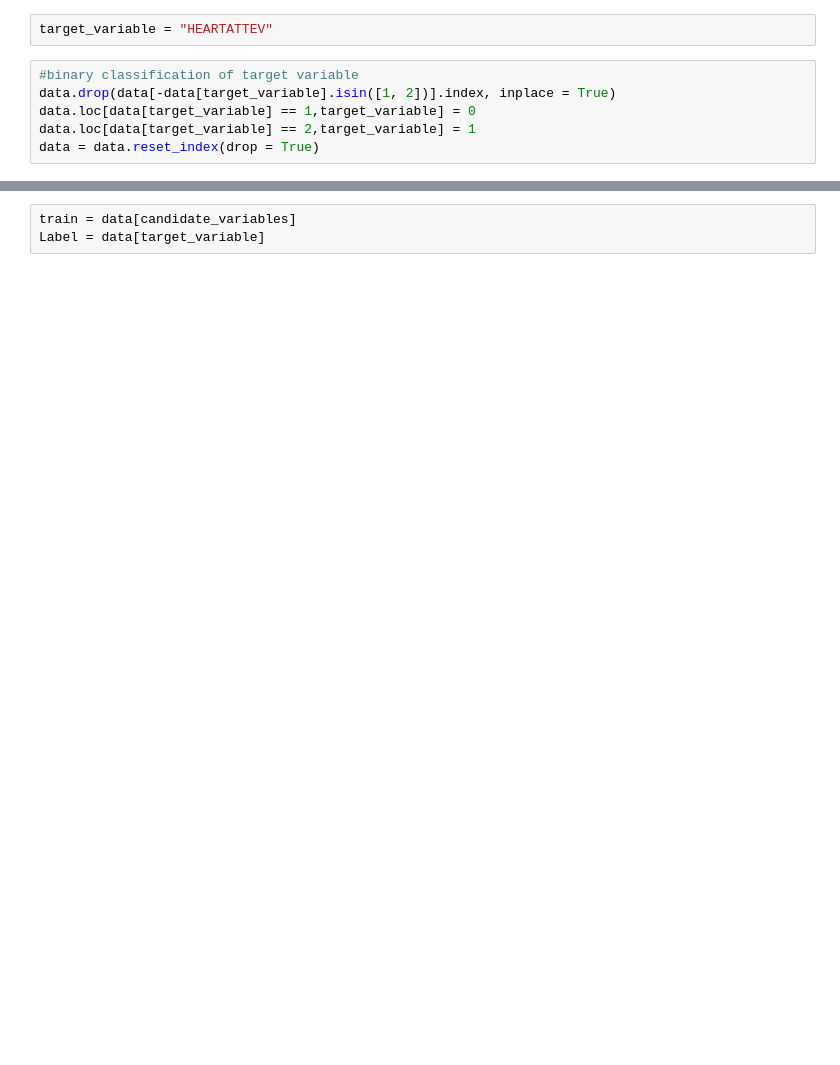
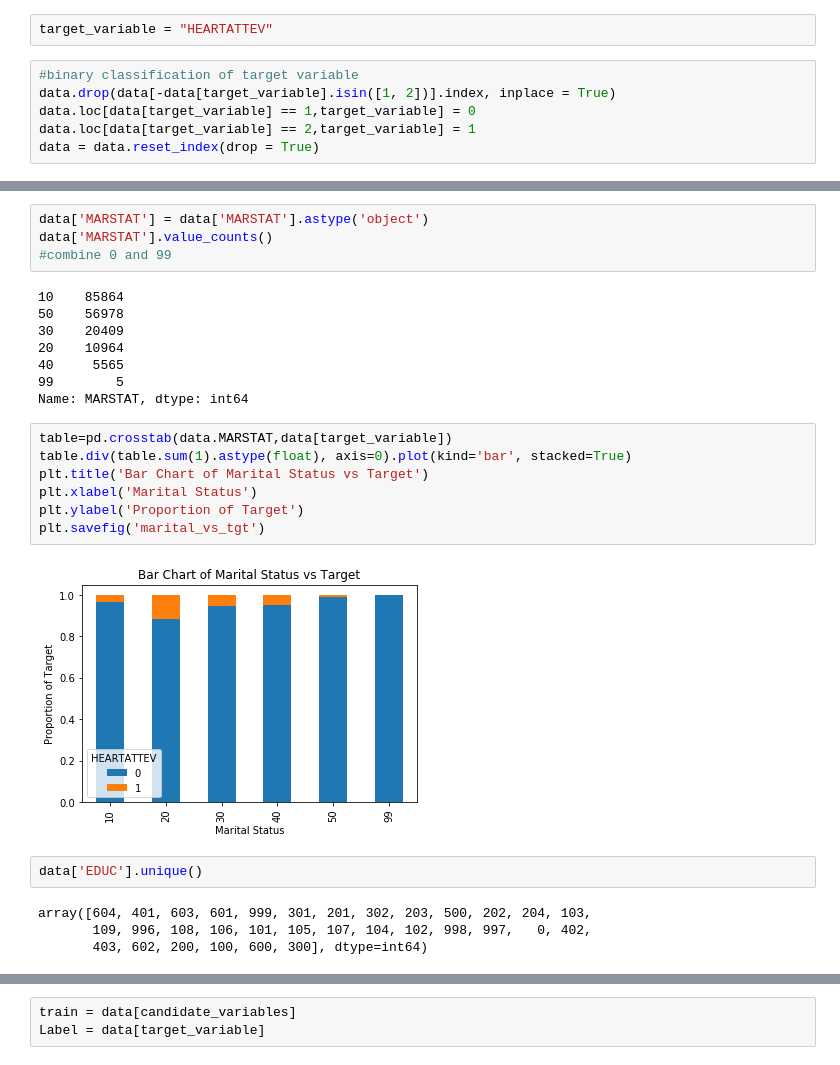
Before and after one commit to honshu77/DSA_project, a Jupyter notebook: IPUMS.ipynb, the cells around one changed output, grey strips where cells are left out. Drawn from its saved outputs; the diff is of its cells as text; blank space fills up the shorter version.

```diff
--- a/IPUMS.ipynb
+++ b/IPUMS.ipynb
@@ -80,0 +92,27 @@ data = data.reset_index(drop = True)
+# %%
+data['MARSTAT'] = data['MARSTAT'].astype('object')
+data['MARSTAT'].value_counts()
+#combine 0 and 99
+# %% [output]
+10    85864
+50    56978
+30    20409
+20    10964
+40     5565
+99        5
+Name: MARSTAT, dtype: int64
+# %%
+table=pd.crosstab(data.MARSTAT,data[target_variable])
+table.div(table.sum(1).astype(float), axis=0).plot(kind='bar', stacked=True)
+plt.title('Bar Chart of Marital Status vs Target')
+plt.xlabel('Marital Status')
+plt.ylabel('Proportion of Target')
+plt.savefig('marital_vs_tgt')
+# %% [output]
+[figure, added]
+# %%
+data['EDUC'].unique()
+# %% [output]
+array([604, 401, 603, 601, 999, 301, 201, 302, 203, 500, 202, 204, 103,
+       109, 996, 108, 106, 101, 105, 107, 104, 102, 998, 997,   0, 402,
+       403, 602, 200, 100, 600, 300], dtype=int64)
```
Also changed, not shown: parts of 46 cells of this notebook.
